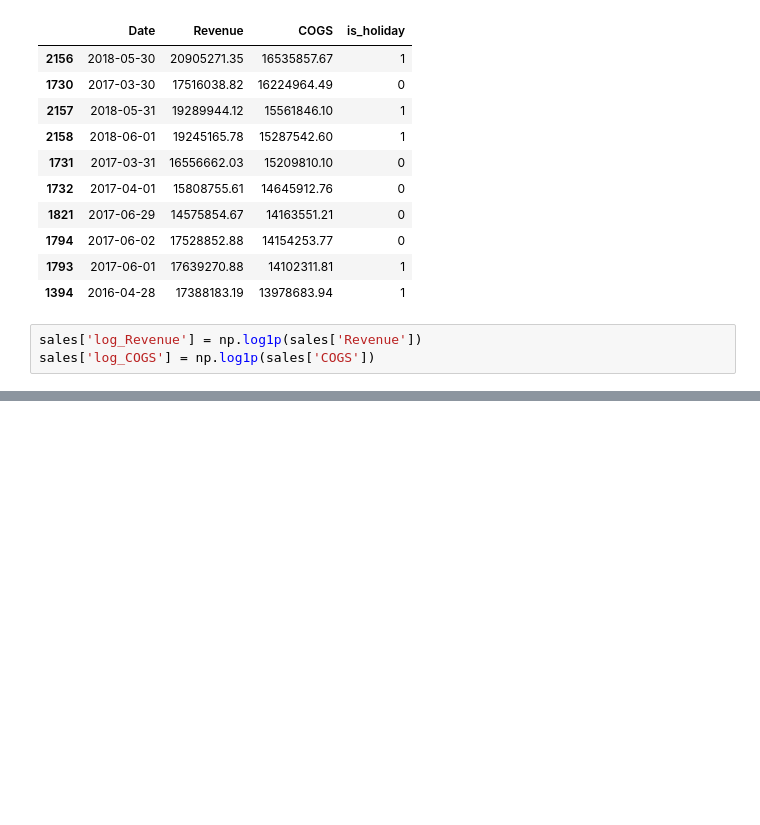
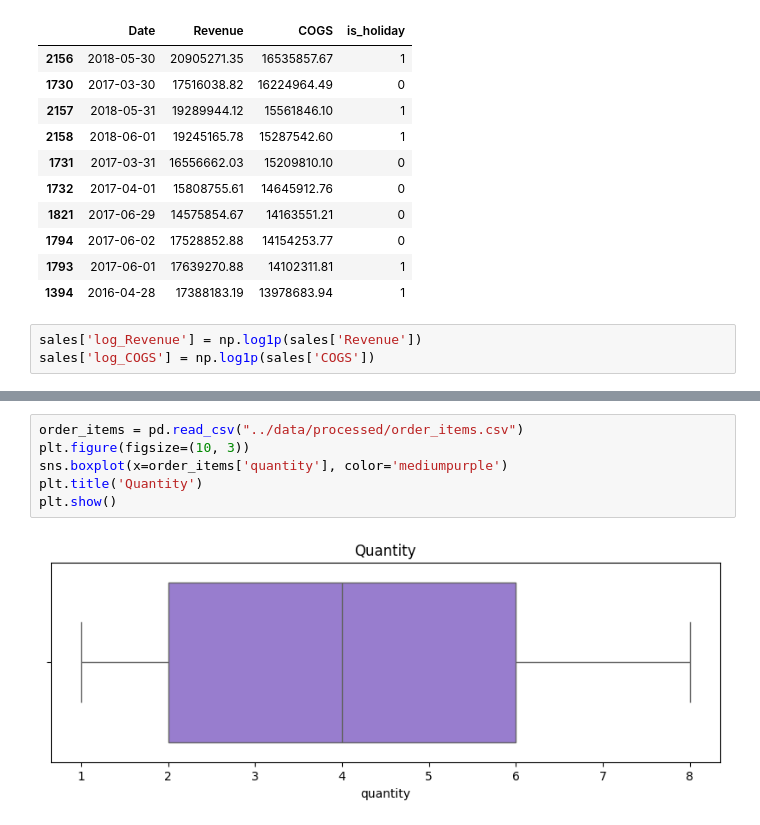
Before and after one commit to Jade2612/DATATHON, a Jupyter notebook: notebooks/00_data_cleaning.ipynb, the cells around one changed output, grey strips where cells are left out. Cells and saved outputs as stored; diff of their text form; blank space fills up the shorter version.

```diff
--- a/notebooks/00_data_cleaning.ipynb
+++ b/notebooks/00_data_cleaning.ipynb
@@ -229,0 +369,8 @@ sales['log_COGS'] = np.log1p(sales['COGS'])
+# %%
+order_items = pd.read_csv("../data/processed/order_items.csv")
+plt.figure(figsize=(10, 3))
+sns.boxplot(x=order_items['quantity'], color='mediumpurple')
+plt.title('Quantity')
+plt.show()
+# %% [output]
+[figure, added]
```
Also changed, not shown: parts of 7 cells of this notebook, 1 other file.
